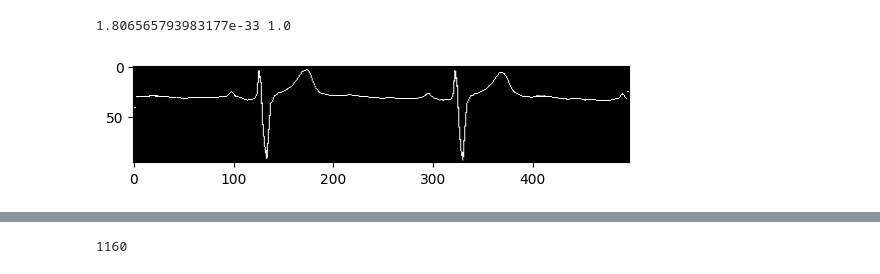
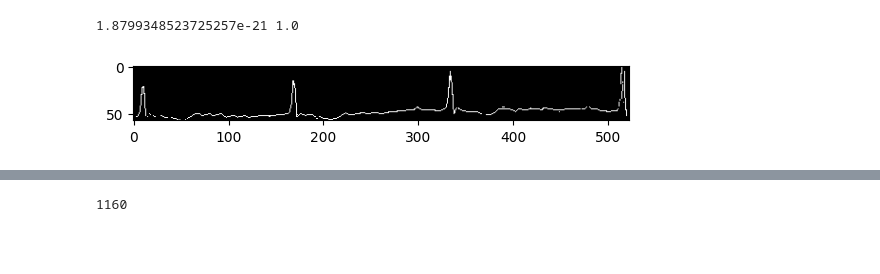
Before and after one commit to MINSMoody/ECG_Paper_Digitization_via_Faster_R-CNN_and_U-Net, a Jupyter notebook: TeamCode/src/exp.ipynb, the cells around one changed output, grey strips where cells are left out. Saved outputs shown, nothing was run; the diff lists cells and outputs as text; code cells hidden in the pictures; blank space fills up the shorter version.

```diff
--- a/TeamCode/src/exp.ipynb
+++ b/TeamCode/src/exp.ipynb
@@ -2,20 +2,20 @@
 import pickle
 
 #load pickel file
-with open('/scratch/hshang/moody/official-phase-mins-eth/images.pkl', 'rb') as f:
+with open('/scratch/hshang/moody/final_phase_submission/official-phase-mins-eth/images.pkl', 'rb') as f:
     data = pickle.load(f)
 # %%
 # print(data)
 import matplotlib.pyplot as plt
 import numpy as np
 
 #plot the data
-vis = np.where(data[12] > 0.1, 1, 0)
+vis = np.where(data[9] > 0.5, 1, 0)
 # plt.imshow(vis, cmap='gray')
-plt.imshow(data[1], cmap='gray')
+plt.imshow(vis, cmap='gray')
 
 print(min(data[1].flatten()), max(data[1].flatten()))
 # %% [output]
-1.806565793983177e-33 1.0
+1.8799348523725257e-21 1.0
-[figure, old version]
+[figure, new version]
 # %%
```
Also changed, not shown: parts of 6 cells of this notebook, 14 other files.
